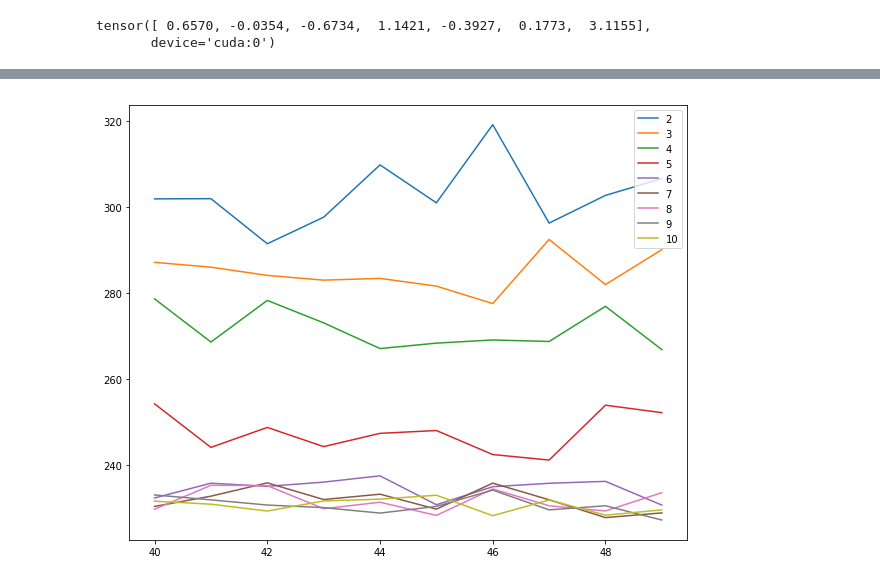
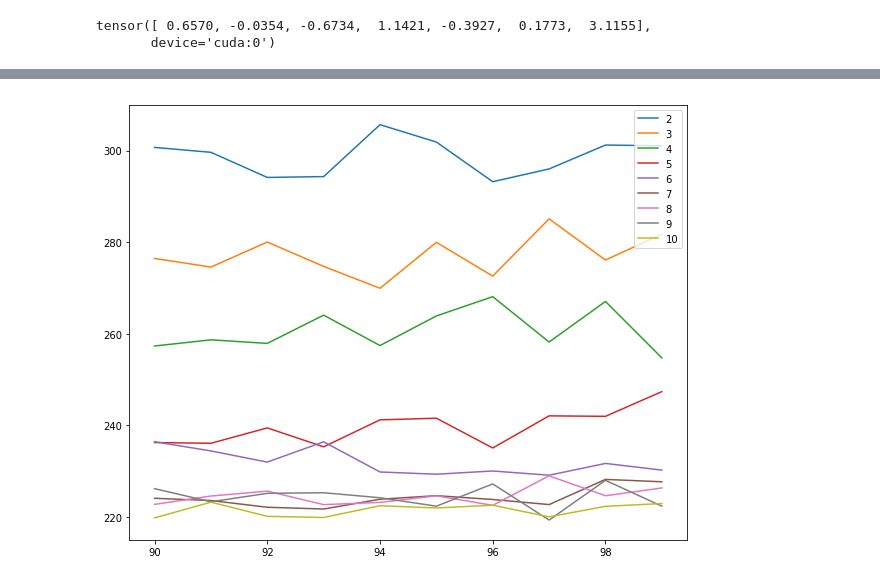
Before and after one commit to nottu/pytorch-autoencoder-tests, a Jupyter notebook: b-vae_multi_values_test.ipynb, the cells around one changed output, grey strips where cells are left out. Drawn from its saved outputs; the diff is of its cells as text; code cells hidden in the pictures.

```diff
--- a/b-vae_multi_values_test.ipynb
+++ b/b-vae_multi_values_test.ipynb
@@ -214,7 +214,7 @@ plt.figure(figsize=(10,8))
 
 plt.clf()
 for i in range(2, 11):
-    plt.plot(np.arange(40,50), train_losses[i-2][40:], label='{}'.format(i))
+    plt.plot(np.arange(90, 100), train_losses[i-2][90:], label='{}'.format(i))
 plt.legend(loc='upper right')
 plt.show()
 # %% [output]
@@ -237,10 +237,10 @@ plt.show()
 # %%
 plt.figure(figsize=(10,8))
 
 plt.clf()
 for i in range(2, 11):
-    plt.plot(np.arange(40,50), test_losses[i-2][40:], label='{}'.format(i))
+    plt.plot(np.arange(90,100), test_losses[i-2][90:], label='{}'.format(i))
 plt.legend(loc='upper right')
 plt.show()
 # %% [output]
-[figure, old version]
+[figure, new version]
```
Also changed, not shown: parts of 3 cells of this notebook.
